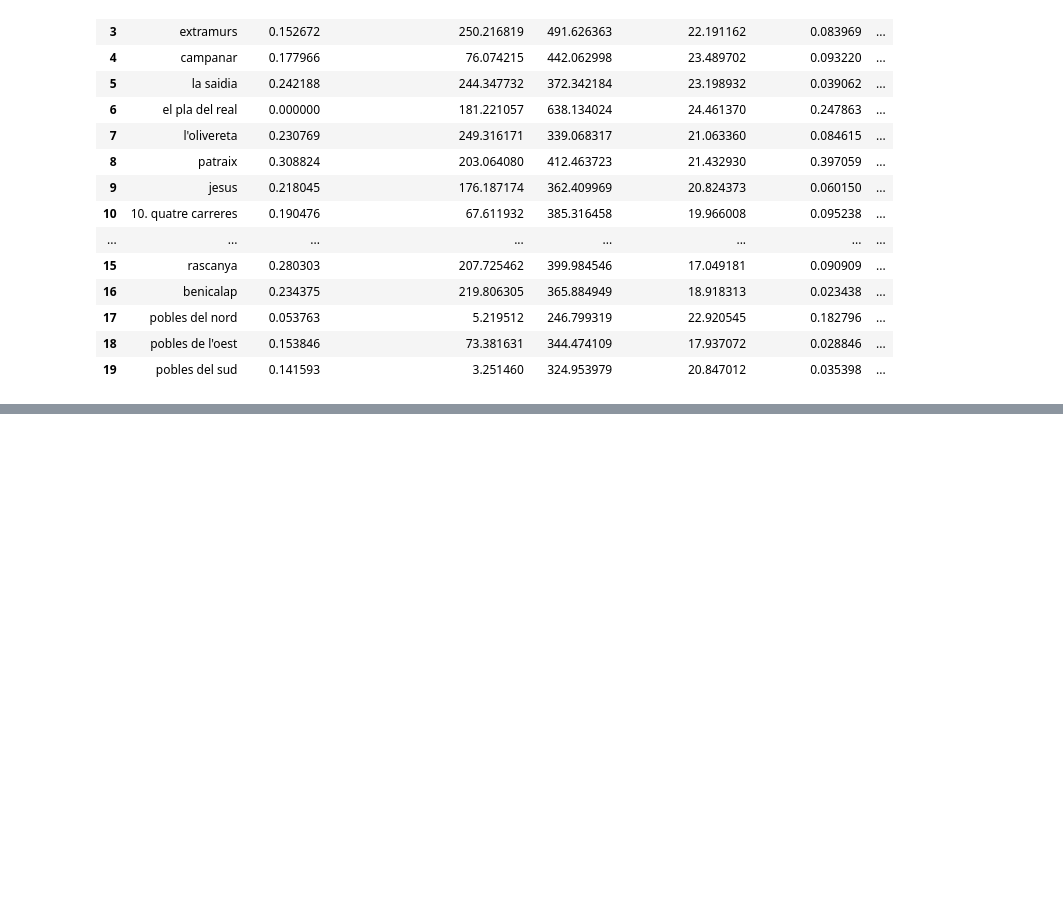
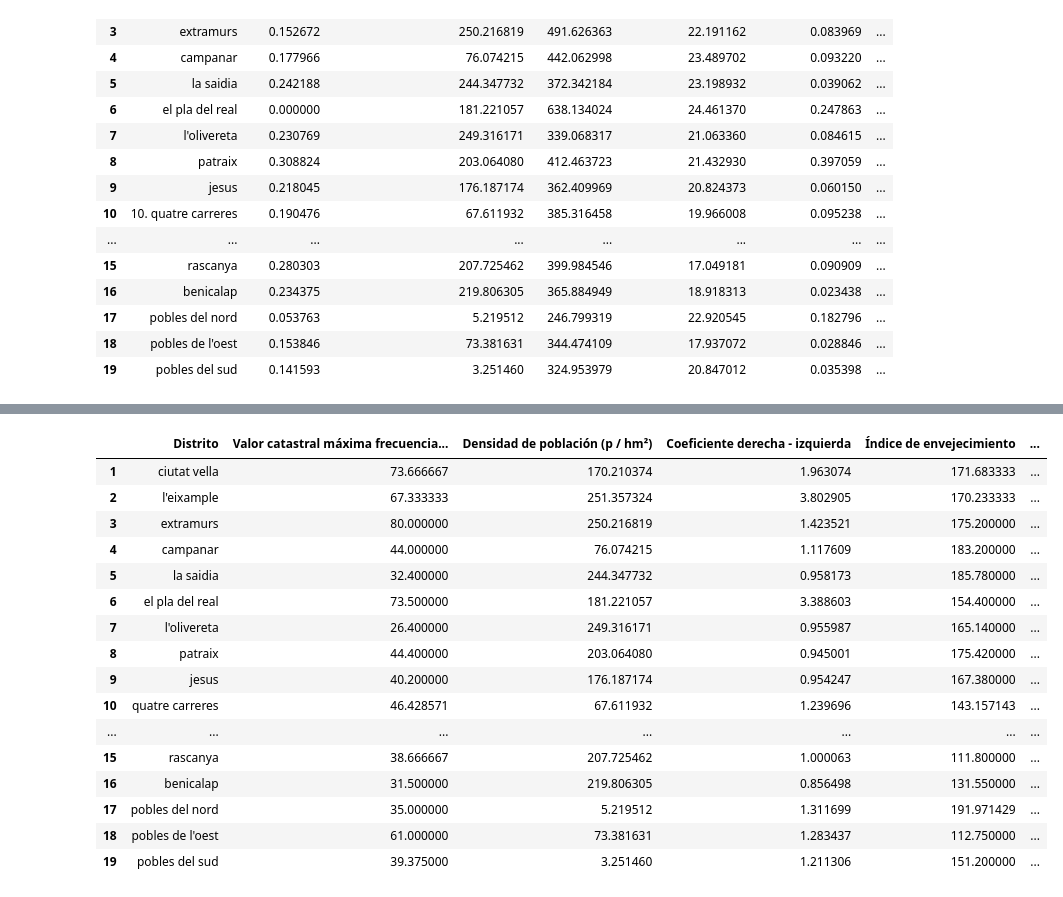
Before and after one commit to esedesam/mcd-nlp-proyecto, a Jupyter notebook: CARLOS_DISTRITOS_V2.ipynb, the cells around one changed output, grey strips where cells are left out. Saved outputs shown, nothing was run; the diff lists cells and outputs as text; code cells hidden in the pictures; blank space fills up the shorter version.

```diff
--- a/CARLOS_DISTRITOS_V2.ipynb
+++ b/CARLOS_DISTRITOS_V2.ipynb
@@ -933,0 +1019,32 @@ df_reglas_importante.to_csv('docs_Carlos/df_variables_importantes.csv', index=Fa
+# %%
+# Crear un DataFrame seleccionando las columnas deseadas
+df_reglas_importante_2 = df_conjunto_NO_escal[['Distrito', 'Valor catastral máxima frecuencia (miles euros)', 'Densidad de población (p / hm²)', 'Coeficiente derecha - izquierda', 'Índice de envejecimiento', 'Prob Vivienda', 'AntRes_5y', 'Discriminacion']]
+
+df_borrar = df_tipo_dist_real
+# empezar en index 1
+df_borrar.index = np.arange(1, len(df_borrar) + 1)
+df_borrar = pd.DataFrame(df_borrar)
+
+df_reglas_importante_2 = pd.concat([df_reglas_importante_2, df_borrar], axis=1)
+# quitar el "10." de la primera columna de la instancia 10
+df_reglas_importante_2.iloc[9, 0] = df_reglas_importante_2.iloc[9, 0][3:]
+
+df_reglas_importante_2
+# %% [output]
+|  | Distrito | Valor catastral máxima frecuencia... | Densidad de población (p / hm²) | Coeficiente derecha - izquierda | Índice de envejecimiento | ... |
+| 1 | ciutat vella | 73.666667 | 170.210374 | 1.963074 | 171.683333 | ... |
+| 2 | l'eixample | 67.333333 | 251.357324 | 3.802905 | 170.233333 | ... |
+| 3 | extramurs | 80.000000 | 250.216819 | 1.423521 | 175.200000 | ... |
+| 4 | campanar | 44.000000 | 76.074215 | 1.117609 | 183.200000 | ... |
+| 5 | la saidia | 32.400000 | 244.347732 | 0.958173 | 185.780000 | ... |
+| 6 | el pla del real | 73.500000 | 181.221057 | 3.388603 | 154.400000 | ... |
+| 7 | l'olivereta | 26.400000 | 249.316171 | 0.955987 | 165.140000 | ... |
+| 8 | patraix | 44.400000 | 203.064080 | 0.945001 | 175.420000 | ... |
+| 9 | jesus | 40.200000 | 176.187174 | 0.954247 | 167.380000 | ... |
+| 10 | quatre carreres | 46.428571 | 67.611932 | 1.239696 | 143.157143 | ... |
+| ... | ... | ... | ... | ... | ... | ... |
+| 15 | rascanya | 38.666667 | 207.725462 | 1.000063 | 111.800000 | ... |
+| 16 | benicalap | 31.500000 | 219.806305 | 0.856498 | 131.550000 | ... |
+| 17 | pobles del nord | 35.000000 | 5.219512 | 1.311699 | 191.971429 | ... |
+| 18 | pobles de l'oest | 61.000000 | 73.381631 | 1.283437 | 112.750000 | ... |
+| 19 | pobles del sud | 39.375000 | 3.251460 | 1.211306 | 151.200000 | ... |
```
Also changed, not shown: parts of 10 cells of this notebook.
